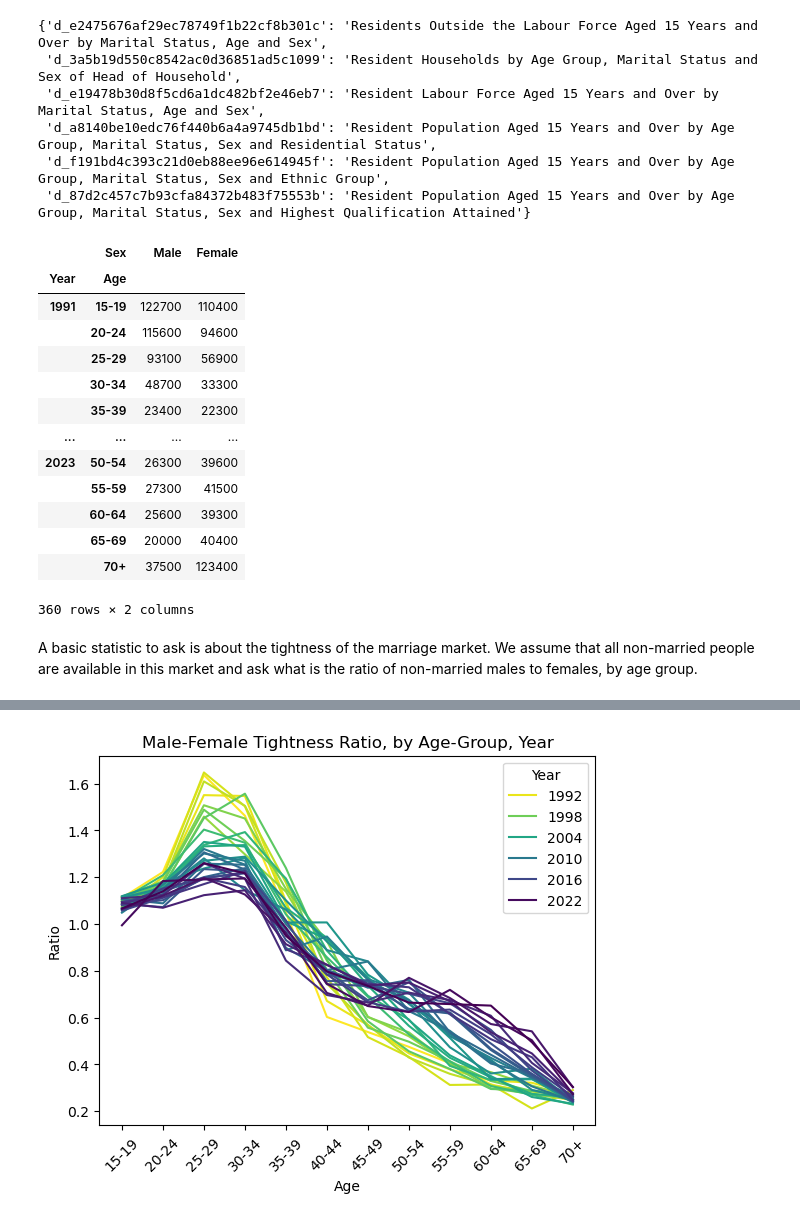
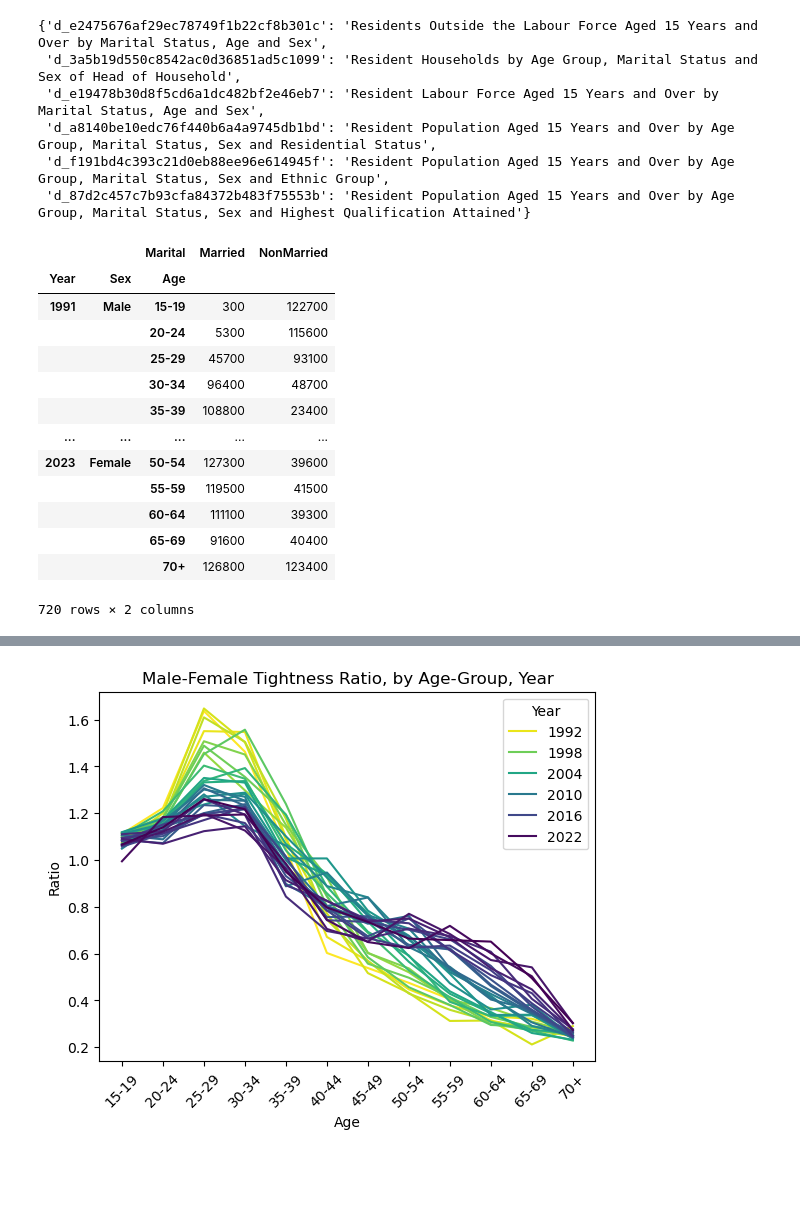
Before and after one commit to YC-Goh/YC-Goh.github.io, a Jupyter notebook: projects/sg-public-data/src/_1_marriage_patterns.ipynb, the cells around one changed output, grey strips where cells are left out. Drawn from its saved outputs; the diff is of its cells as text; code cells hidden in the pictures; blank space fills up the shorter version.

Commit message:
Update: Interim analysis of marriage rates by age group.

```diff
--- a/projects/sg-public-data/src/_1_marriage_patterns.ipynb
+++ b/projects/sg-public-data/src/_1_marriage_patterns.ipynb
@@ -432,37 +432,34 @@ datasets.search([r'(?i:\bmarital)', r'(?i:\bage(?![dD]))', r'(?i:\bsex)'])
 # %%
 df_age_olf = datasets.retrieve_dataset('d_e2475676af29ec78749f1b22cf8b301c')
 df_age_olf = df_age_olf.drop(columns=['_id'])
 df_age_lf = datasets.retrieve_dataset('d_e19478b30d8f5cd6a1dc482bf2e46eb7')
 df_age_lf = df_age_lf.drop(columns=['_id'])
 df_age = df_age_olf.merge(right=df_age_lf, on=['year', 'sex', 'marital_status', 'age'], how='outer')
 df_age['population'] = df_age['outside_labour_force'] + df_age['labour_force']
 df_age['sex'] = df_age['sex'].replace({'male': 'Male', 'female': 'Female'})
 df_age['marital_status'] = df_age['marital_status'].replace({'married': 'Married', 'single': 'Single', 'widowed_divorced': 'Separated'})
 df_age['age'] = df_age['age'].replace({'70_and_over': '70+'})
 df_age = df_age.rename(columns={'year': 'Year', 'sex': 'Sex', 'marital_status': 'Marital', 'age': 'Age', 'population': 'Population'})
 df_age['Sex'] = pd.Categorical(df_age['Sex'], ['Male', 'Female'], ordered=False)
 df_age['Marital'] = pd.Categorical(df_age['Marital'], ['Married', 'Single', 'Separated'], ordered=False)
 df_age['Age'] = pd.Categorical(df_age['Age'], ['15-19', '20-24', '25-29', '30-34', '35-39', '40-44', '45-49', '50-54', '55-59', '60-64', '65-69', '70+'], ordered=True)
 df_age = df_age.set_index(keys=['Year', 'Sex', 'Marital', 'Age'])['Population']
 df_age = df_age.unstack(level=['Marital'])
 df_age['NonMarried'] = df_age['Single'] + df_age['Separated']
-df_age = df_age['NonMarried'].unstack(level=['Sex'])
+df_age = df_age[['Married', 'NonMarried']]
 df_age
 # %% [output]
-|  | Sex | Male | Female |
-| Year | Age |  |  |
-| 1991 | 15-19 | 122700 | 110400 |
-|  | 20-24 | 115600 | 94600 |
-|  | 25-29 | 93100 | 56900 |
-|  | 30-34 | 48700 | 33300 |
-|  | 35-39 | 23400 | 22300 |
-| ... | ... | ... | ... |
-| 2023 | 50-54 | 26300 | 39600 |
-|  | 55-59 | 27300 | 41500 |
-|  | 60-64 | 25600 | 39300 |
-|  | 65-69 | 20000 | 40400 |
-|  | 70+ | 37500 | 123400 |
+|  |  | Marital | Married | NonMarried |
+| Year | Sex | Age |  |  |
+| 1991 | Male | 15-19 | 300 | 122700 |
+|  |  | 20-24 | 5300 | 115600 |
+|  |  | 25-29 | 45700 | 93100 |
+|  |  | 30-34 | 96400 | 48700 |
+|  |  | 35-39 | 108800 | 23400 |
+| ... | ... | ... | ... | ... |
+| 2023 | Female | 50-54 | 127300 | 39600 |
+|  |  | 55-59 | 119500 | 41500 |
+|  |  | 60-64 | 111100 | 39300 |
+|  |  | 65-69 | 91600 | 40400 |
+|  |  | 70+ | 126800 | 123400 |
-360 rows × 2 columns
+720 rows × 2 columns
-# %% [markdown]
-A basic statistic to ask is about the tightness of the marriage market.
-We assume that all non-married people are available in this market and ask what is the ratio of non-married males to females, by age group.
```
Also changed, not shown: parts of 8 cells of this notebook.
